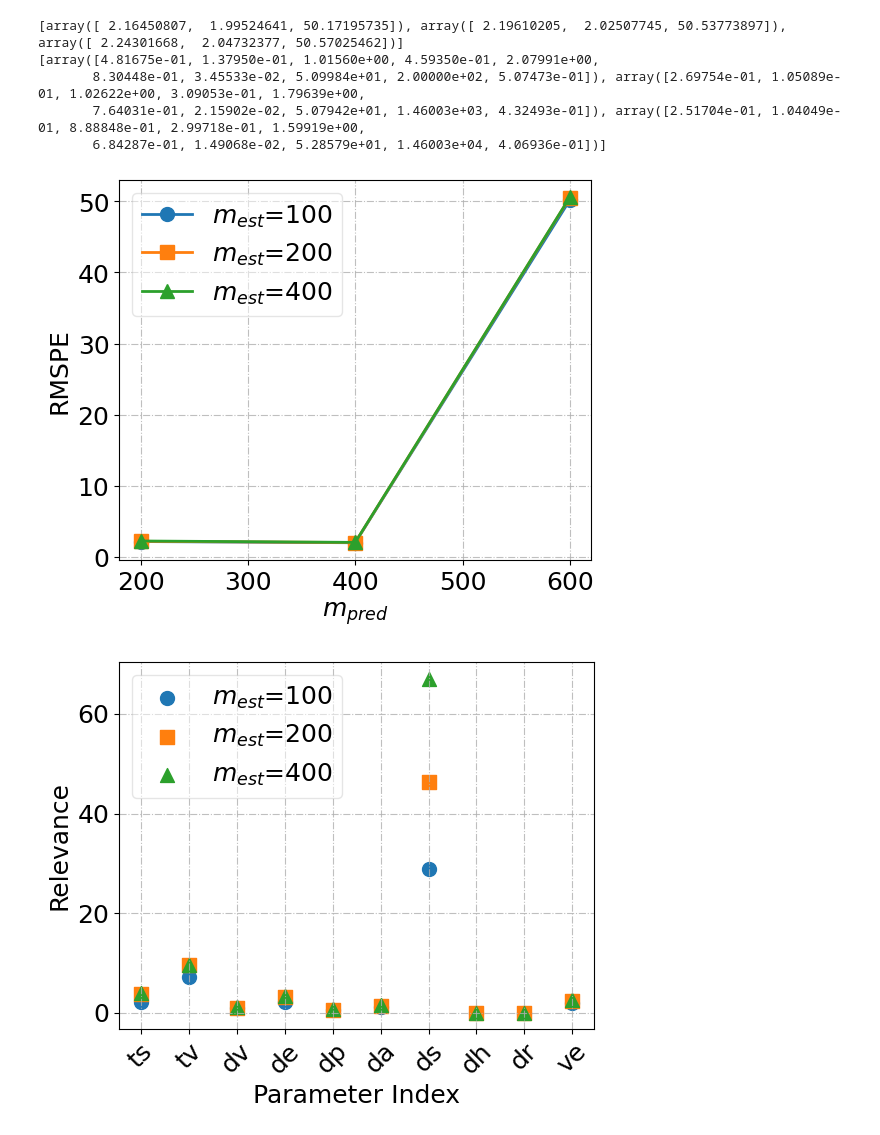
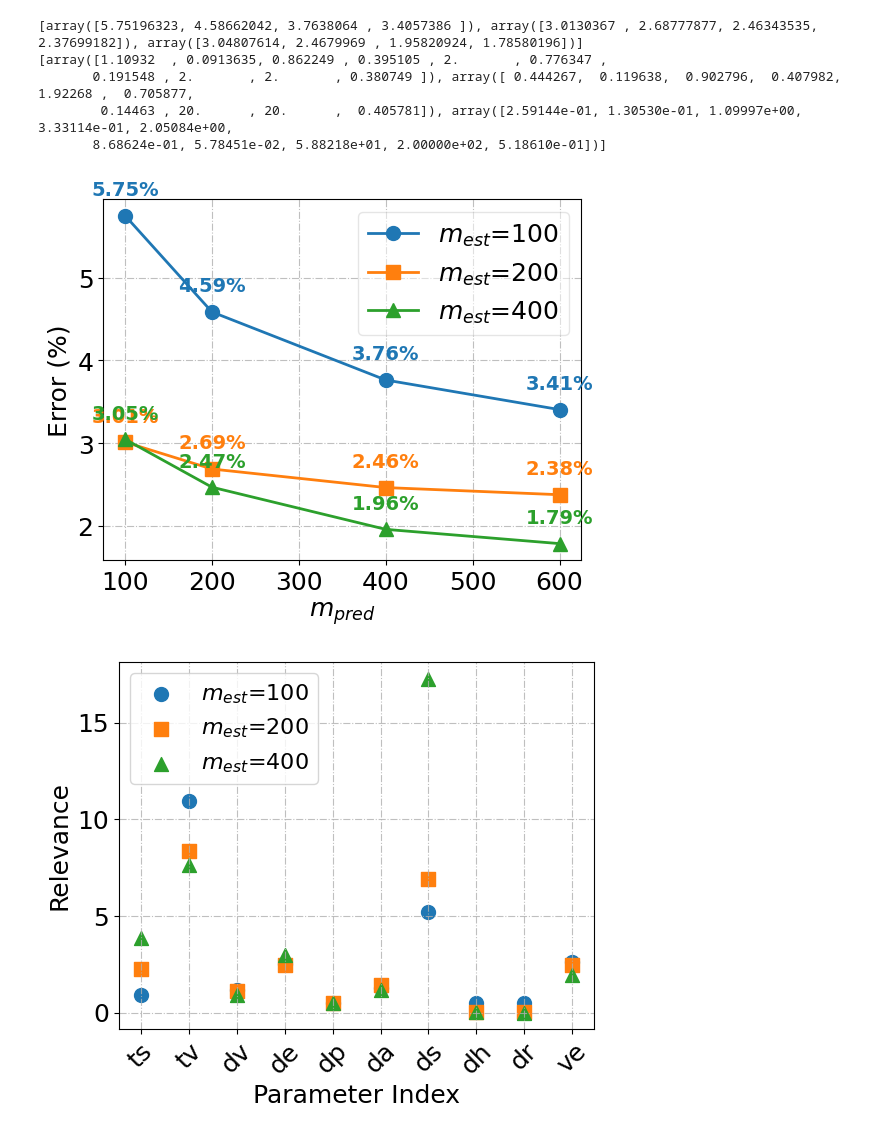
Before and after one commit to paper-code1/VecchiaConditionalExtremes, a Jupyter notebook: experiments/RealDatasetVisu.ipynb, the cells around one changed output. Drawn from its saved outputs; the diff is of its cells as text; code cells hidden in the pictures.

```diff
--- a/experiments/RealDatasetVisu.ipynb
+++ b/experiments/RealDatasetVisu.ipynb
@@ -22,7 +22,7 @@ seed=42
 append_str='_RealDataset_prediction'
 DIR = '../log/RealDataset'
 fig_tag="full"
-NN_pred=[200, 400, 600]
+NN_pred=[100, 200, 400, 600]
 
 DIM=10
 
@@ -32,52 +32,60 @@ params_array = []
 for i in range(len(BlockCount)):
     for j in range(len(NN_est)):
         df_array = pd.read_csv(f'{DIR}/logFile_numPointsTotal{N}_numBlocksTotal{BlockCount[i]}_m{NN_est[j]}_seed{seed}_isScaled1{append_str}.csv')
-        theta_array = pd.read_csv(f'{DIR}/theta_numPointsTotal{N}_numBlocksTotal{BlockCount[i]}_m{NN_est[j]}_seed{seed}_isScaled1{append_str}.csv')
+        theta_array = pd.read_csv(f'{DIR}/theta_numPointsTotal{N}_numBlocksTotal{BlockCount[i]}_m{NN_est[j]}_seed{seed}_isScaled1_RealDataset.csv', header=None)
         rmspe_array.append(df_array['rmspe'].values)
         params_array.append(theta_array.iloc[0, 2:12].values)
 
 print(rmspe_array)
 print(params_array)
 # %% [output]
-[array([ 2.16450807,  1.99524641, 50.17195735]), array([ 2.19610205,  2.02507745, 50.53773897]), array([ 2.24301668,  2.04732377, 50.57025462])]
-[array([4.81675e-01, 1.37950e-01, 1.01560e+00, 4.59350e-01, 2.07991e+00,
-       8.30448e-01, 3.45533e-02, 5.09984e+01, 2.00000e+02, 5.07473e-01]), array([2.69754e-01, 1.05089e-01, 1.02622e+00, 3.09053e-01, 1.79639e+00,
-       7.64031e-01, 2.15902e-02, 5.07942e+01, 1.46003e+03, 4.32493e-01]), array([2.51704e-01, 1.04049e-01, 8.88848e-01, 2.99718e-01, 1.59919e+00,
-       6.84287e-01, 1.49068e-02, 5.28579e+01, 1.46003e+04, 4.06936e-01])]
+[array([5.75196323, 4.58662042, 3.7638064 , 3.4057386 ]), array([3.0130367 , 2.68777877, 2.46343535, 2.37699182]), array([3.04807614, 2.4679969 , 1.95820924, 1.78580196])]
+[array([1.10932  , 0.0913635, 0.862249 , 0.395105 , 2.       , 0.776347 ,
+       0.191548 , 2.       , 2.       , 0.380749 ]), array([ 0.444267,  0.119638,  0.902796,  0.407982,  1.92268 ,  0.705877,
+        0.14463 , 20.      , 20.      ,  0.405781]), array([2.59144e-01, 1.30530e-01, 1.09997e+00, 3.33114e-01, 2.05084e+00,
+       8.68624e-01, 5.78451e-02, 5.88218e+01, 2.00000e+02, 5.18610e-01])]
 # %%
 import matplotlib.pyplot as plt
 
 # Set default font size
 plt.rcParams.update({'font.size': 18})
 
 plt.figure(figsize=(6, 5))
 
 # Different styles for each line
 styles = {
     'colors': ['#1f77b4', '#ff7f0e', '#2ca02c', '#d62728'],  # More distinct colors
     'markers': ['o', 's', '^', 'D'],  # Circle, Square, Triangle, Diamond
     'linestyles': ['-', '--', '-.', ':']  # Solid, Dashed, Dashdot, Dotted
 }
 
 for i, nn_est in enumerate(NN_est):
+    # Plot lines and markers as before
     plt.plot(NN_pred, rmspe_array[i],
              marker=styles['markers'][i],
             #  linestyle=styles['linestyles'][i],
              color=styles['colors'][i],
              label=r'$m_{est}$='+str(nn_est),
              markersize=10,
              linewidth=2)
 
+    # Add text labels to each point
+    for x, y in zip(NN_pred, rmspe_array[i]):
+        plt.text(x, y + 0.2, f'{y:.2f}%',
+                 ha='center', va='bottom',
+                 color=styles['colors'][i],
+                 fontweight='bold',
+                 fontsize=14)
 plt.xlabel(r'$m_{pred}$')
-plt.ylabel('RMSPE')
+plt.ylabel('Error (%)')
 # plt.title('RMSPE vs NN_pred for different NN_est values')
 plt.legend(framealpha=0.5)
 plt.grid(True, ls="-.", alpha=0.8)
 plt.tight_layout()
 plt.savefig(f'./fig/real_dataset_{fig_tag}_rmspe.pdf')
 plt.show()
 # %% [output]
-[figure, old version]
+[figure, new version]
 # %%
 import matplotlib.pyplot as plt
 
@@ -106,11 +114,12 @@ for i, nn_est in enumerate(NN_est):
 plt.xticks(x_values, param_names, rotation=45)  # Add parameter names to x-axis
 plt.xlabel('Parameter Index')
 plt.ylabel('Relevance')
-plt.legend(framealpha=0.5)
+# plt.legend(framealpha=0.5)
+plt.legend(fontsize=16)
 plt.grid(True, ls="-.", alpha=0.8)
 plt.tight_layout()
 # plt.yscale('log')
 plt.savefig(f'./fig/real_dataset_{fig_tag}_params.pdf')
 plt.show()
 # %% [output]
-[figure, old version]
+[figure, new version]
```
Also changed, not shown: 4 other files.
